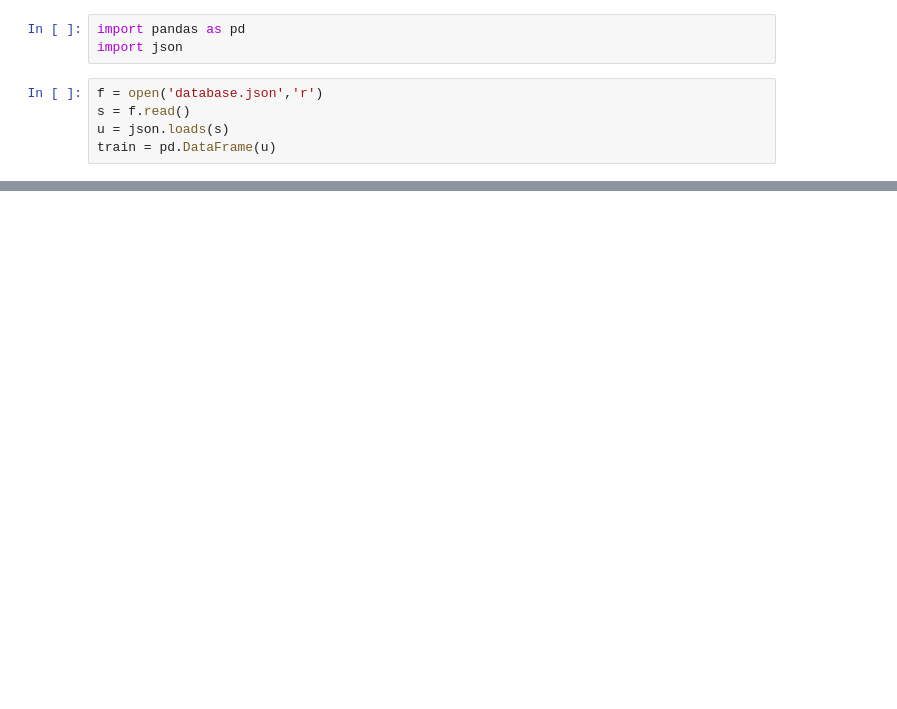
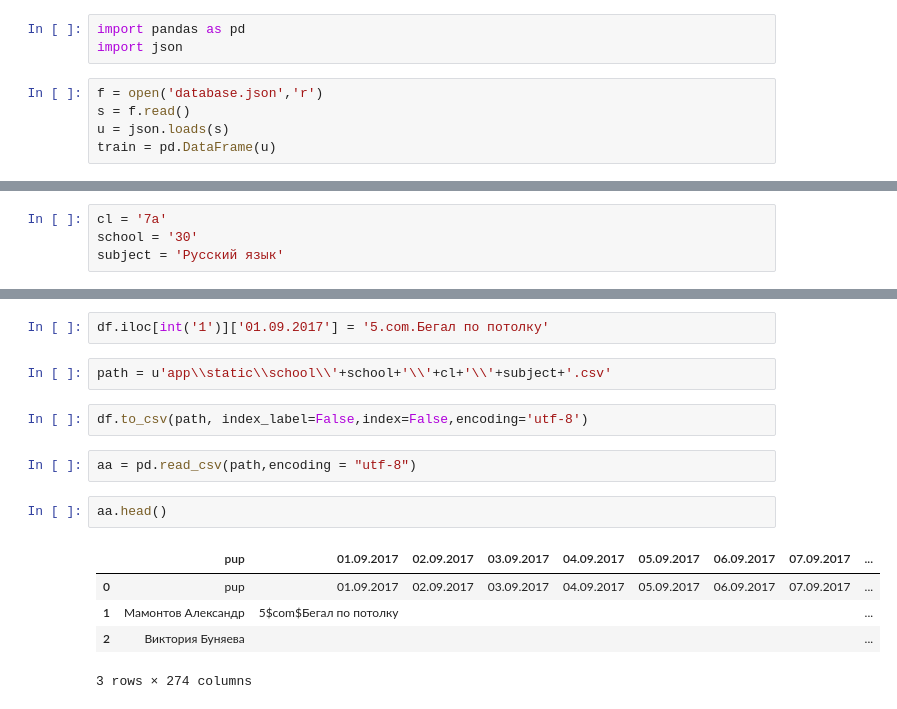
Before and after one commit to vikiwai/eleschorg, a Jupyter notebook: flask/Untitled.ipynb, the cells around one changed output, grey strips where cells are left out. Cells and saved outputs as stored; diff of their text form; blank space fills up the shorter version.

```diff
--- a/flask/Untitled.ipynb
+++ b/flask/Untitled.ipynb
@@ -8,0 +16,4 @@ train = pd.DataFrame(u)
+# %%
+cl = '7а'
+school = '30'
+subject = 'Русский язык'
@@ -9,3 +48,19 @@ train = pd.DataFrame(u)
+# %%
+df.iloc[int('1')]['01.09.2017'] = '5.com.Бегал по потолку'
+# %%
+path = u'app\\static\\school\\'+school+'\\'+cl+'\\'+subject+'.csv'
+# %%
+df.to_csv(path, index_label=False,index=False,encoding='utf-8')
+# %%
+aa = pd.read_csv(path,encoding = "utf-8")
+# %%
+aa.head()
+# %% [output]
+|  | pup | 01.09.2017 | 02.09.2017 | 03.09.2017 | 04.09.2017 | 05.09.2017 | 06.09.2017 | 07.09.2017 | ... |
+| 0 | pup | 01.09.2017 | 02.09.2017 | 03.09.2017 | 04.09.2017 | 05.09.2017 | 06.09.2017 | 07.09.2017 | ... |
+| 1 | Мамонтов Александр | 5$com$Бегал по потолку |  |  |  |  |  |  | ... |
+| 2 | Виктория Буняева |  |  |  |  |  |  |  | ... |
+3 rows × 274 columns
 # %%
 train.head()
 # %% [output]
```
Also changed, not shown: parts of 16 cells of this notebook, 23 other files.
